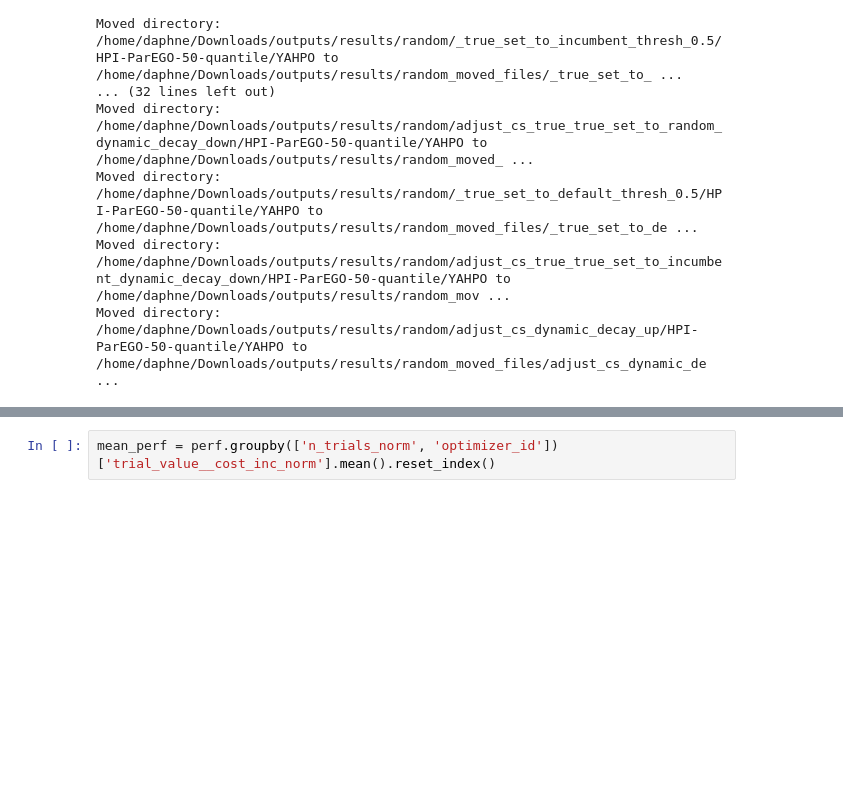
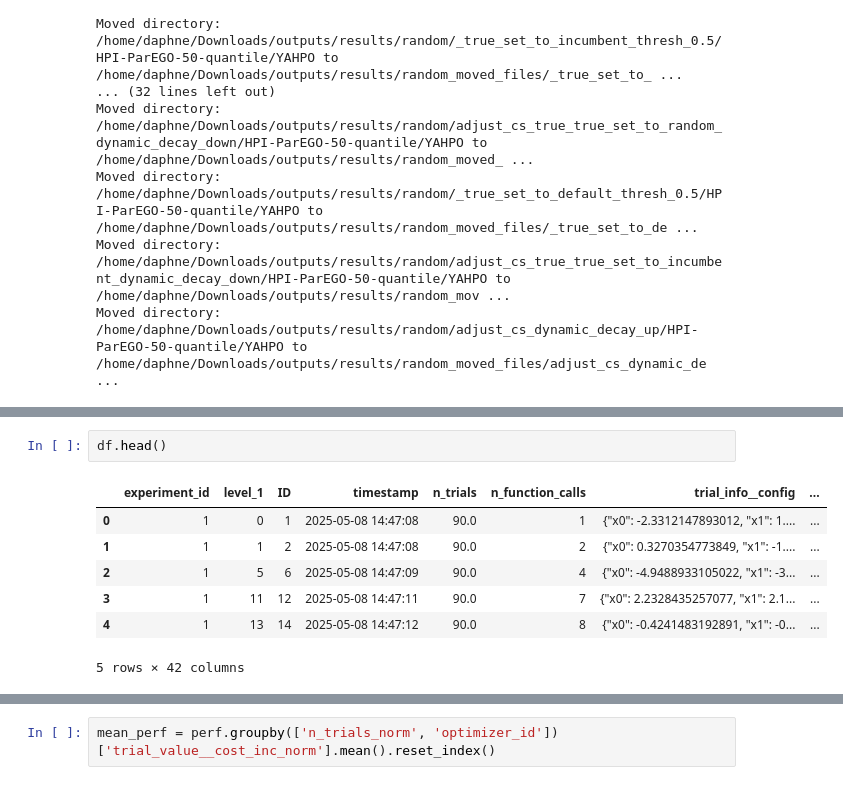
Before and after one commit to daphne12345/package_hpi_parego, a Jupyter notebook: plot_supplemental.ipynb, the cells around one changed output, grey strips where cells are left out. Cells and saved outputs as stored; diff of their text form; blank space fills up the shorter version.

```diff
--- a/plot_supplemental.ipynb
+++ b/plot_supplemental.ipynb
@@ -272,4 +272,14 @@ perf = get_interpolated_performance_df(df)
                     budget.
+# %%
+df.head()
+# %% [output]
+|  | experiment_id | level_1 | ID | timestamp | n_trials | n_function_calls | trial_info__config | ... |
+| 0 | 1 | 0 | 1 | 2025-05-08 14:47:08 | 90.0 | 1 | {"x0": -2.3312147893012, "x1": 1.... | ... |
+| 1 | 1 | 1 | 2 | 2025-05-08 14:47:08 | 90.0 | 2 | {"x0": 0.3270354773849, "x1": -1.... | ... |
+| 2 | 1 | 5 | 6 | 2025-05-08 14:47:09 | 90.0 | 4 | {"x0": -4.9488933105022, "x1": -3... | ... |
+| 3 | 1 | 11 | 12 | 2025-05-08 14:47:11 | 90.0 | 7 | {"x0": 2.2328435257077, "x1": 2.1... | ... |
+| 4 | 1 | 13 | 14 | 2025-05-08 14:47:12 | 90.0 | 8 | {"x0": -0.4241483192891, "x1": -0... | ... |
+5 rows × 42 columns
 # %%
 from carps.analysis.plot_ranking import plot_ranking
 from carps.analysis.utils import setup_seaborn
```
Also changed, not shown: parts of 9 cells of this notebook, 3 other files.
